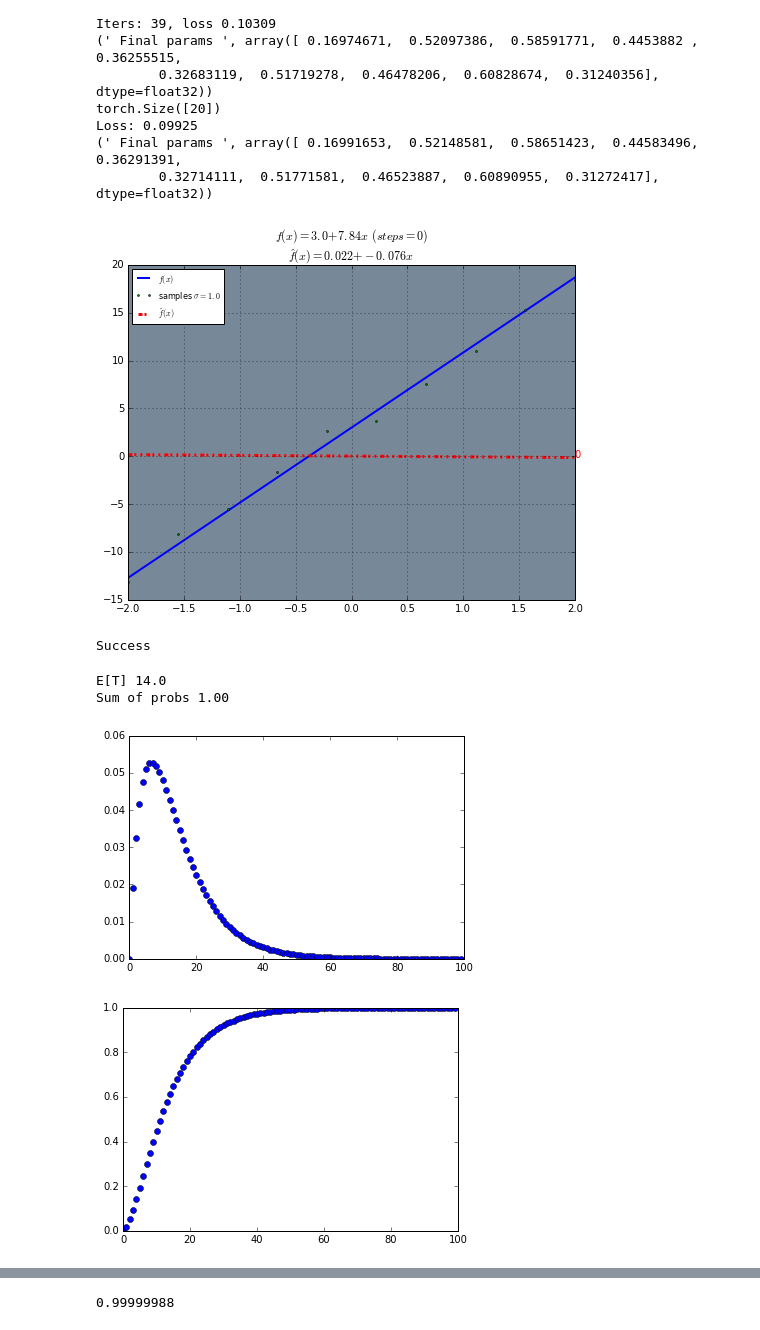
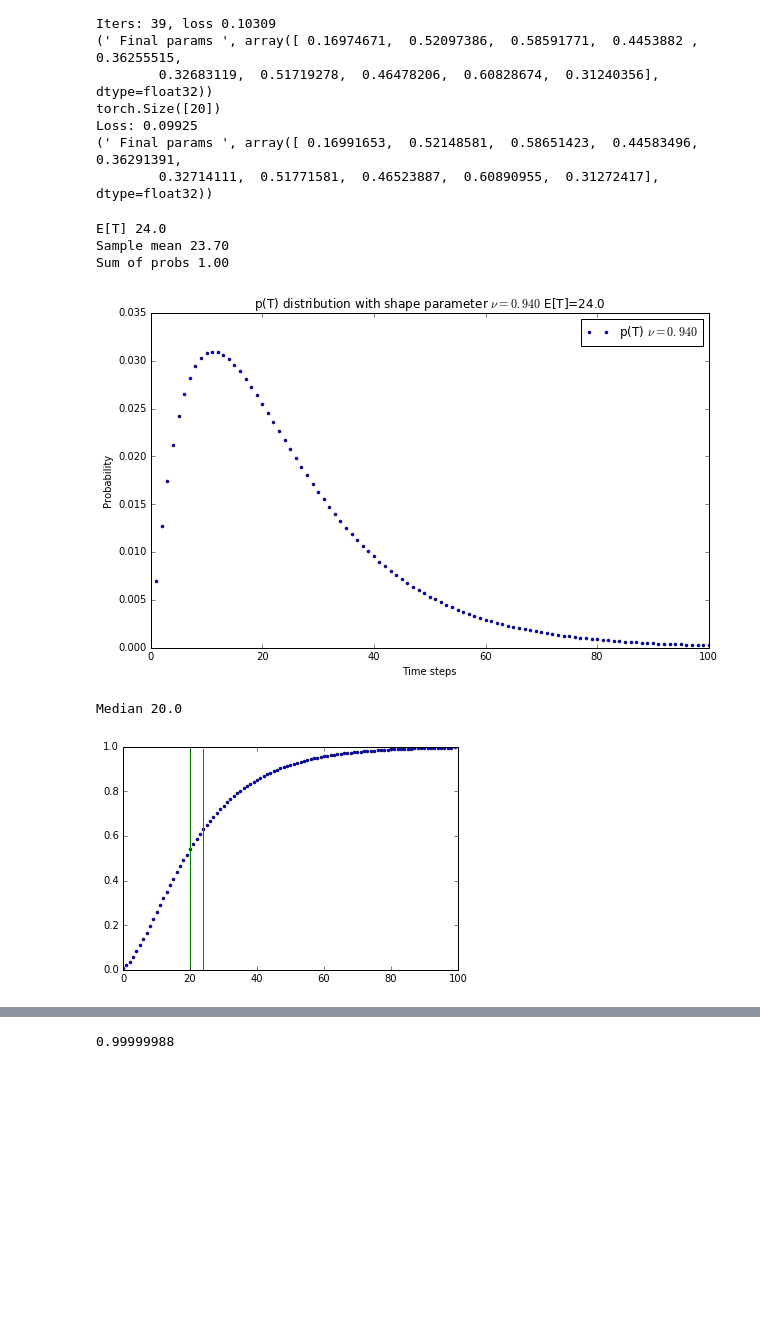
Before and after one commit to toologicbv/meta_learner, a Jupyter notebook: pytorch_expers.ipynb, the cells around one changed output, grey strips where cells are left out. Saved outputs shown, nothing was run; the diff lists cells and outputs as text; code cells hidden in the pictures; blank space fills up the shorter version.

Commit message:
changed the probs section p(T) and p(t|T)

```diff
--- a/pytorch_expers.ipynb
+++ b/pytorch_expers.ipynb
@@ -130,7 +133,3 @@ Loss: 0.09925
         0.32714111,  0.51771581,  0.46523887,  0.60890955,  0.31272417], dtype=float32))
 # %%
 r_funcs = RegressionFunction(n_funcs=100, n_samples=100, noise_sigma=1., poly_degree=2, non_linear=False)
-# %%
-r_funcs.plot_func(f_idx=84, show=True)
-# %% [output]
-[figure, removed]
@@ -153,43 +136,45 @@ if r_funcs.params.data is r_funcs.initial_params.data:
-# %%
-
-file_name = "data/val_funcs_" + str(n_funcs) + "_" + str(n_samples) + "_" + str(noise_sigma) + "_" + str(x_dim) +
-".dll"
-with open(file_name, 'wb') as f:
-    dill.dump(r_funcs, f)
-print("Success")
-# %% [output]
-Success
 # %%
 def find_nearest(array,value):
     idx = (np.abs(array-value)).argmin()
     return idx, array[idx]
 
 T = 100
-q = 0.90
-pmfT = TimeStepsDist(T, q) # 14/0.8
+q = 0.94
+pmfT = TimeStepsDist(q) # 14/0.8
 print("E[T] {}".format(pmfT.mean))
-# ts = pmfT.rvs(n=15)
+ts = pmfT.rvs(n=1500)
 # print(ts)
+print("Sample mean {:.2f}".format(np.mean(ts)))
 # print("Get prob ", pmfT.pmfunc(np.array([3, 4, 5, 6])))
-pmf = pmfT.pmfunc(np.arange(T), normalize=True)
+pmf = pmfT.pmfunc(normalize=True, T=T)
 cdf = np.cumsum(pmf)
+
 # choice = np.random.uniform(size=10)
 # print(choice)
 # index = np.zeros(len(choice)).astype(int)
 # for i in range(len(choice)):
 #    index[i], _ = find_nearest(cdf, choice[i])
 
 # print("Mean ", np.mean(index))
 # choice = [0.6]
-print("Sum of probs {:.2f}".format(np.sum(pmf)))
+print("Sum of probs {:.2f}".format(np.sum(pmfT.pdf)))
 
-_ = plt.plot(pmf, 'bo')
+pmfT.plot_pmf(T, do_save=False, do_show=True)
+
+_ = plt.plot(pmfT.cdf[0:T], 'bo', markersize=3)
+y = np.arange(0, 1, 0.01)
+mean = np.empty(100)
+mean.fill(pmfT.mean)
+median = np.empty(100)
+median.fill(pmfT.median)
+print("Median {}".format(pmfT.median))
+plt.plot(mean, y, 'r')
+plt.plot(median, y, 'g')
 plt.show()
-plt.close()
-_ = plt.plot(cdf, 'bo')
-plt.show()
 # %% [output]
-E[T] 14.0
+E[T] 24.0
+Sample mean 23.70
 Sum of probs 1.00
-[figure, old version]
+[figure, new version]
+Median 20.0
-[figure, old version]
+[figure, new version]
```
Also changed, not shown: parts of 4 cells of this notebook, 3 other files.
